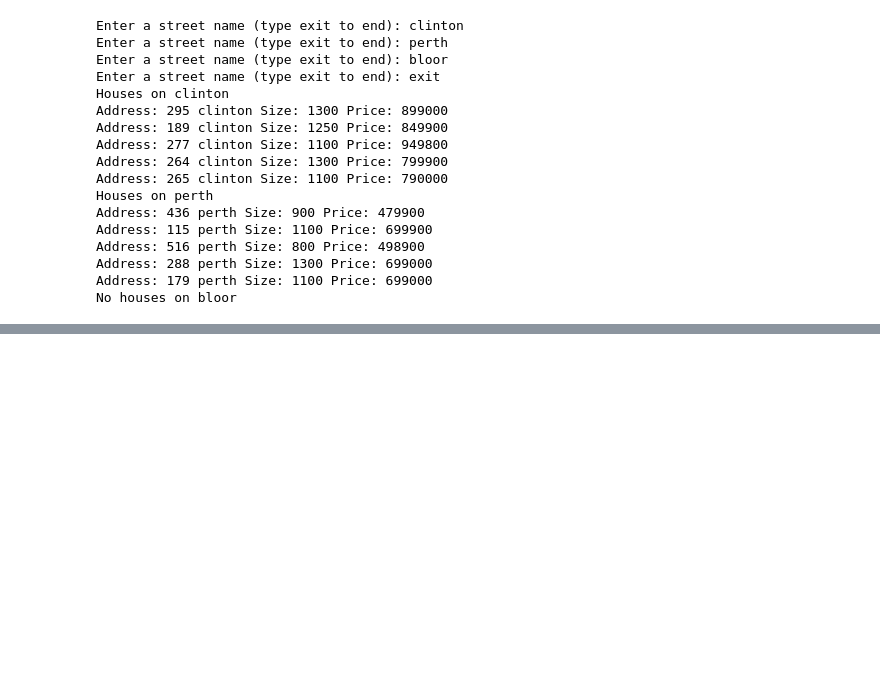
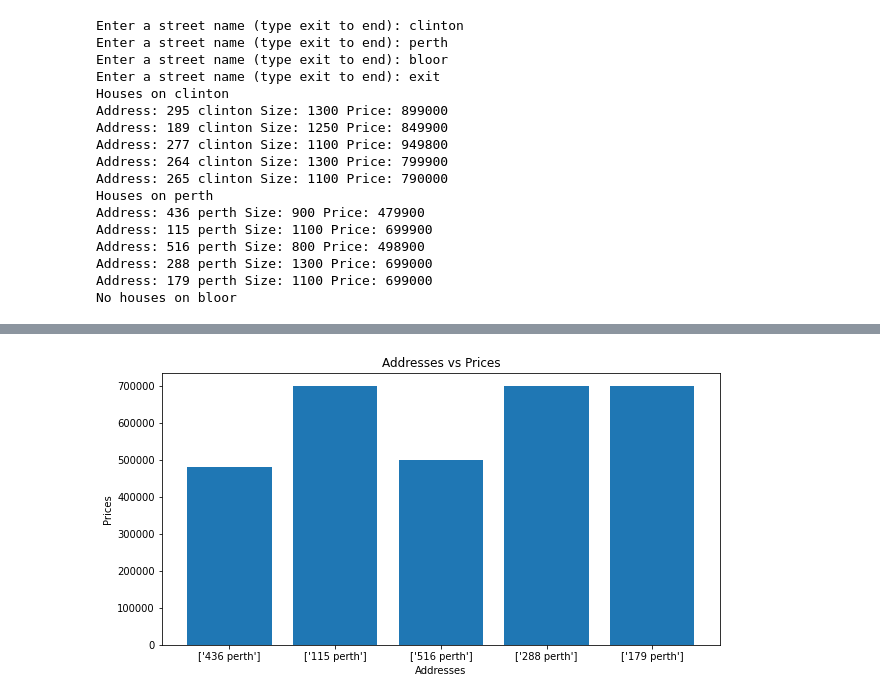
Before and after one commit to APS106/APS106-winter-2022-material, a Jupyter notebook: lectures/week9/lecture3/beck/Week9_Design_StudentCopy.ipynb, the cells around one changed output, grey strips where cells are left out. Cells and saved outputs as stored; diff of their text form; code cells hidden in the pictures; blank space fills up the shorter version.

```diff
--- a/lectures/week9/lecture3/beck/Week9_Design_StudentCopy.ipynb
+++ b/lectures/week9/lecture3/beck/Week9_Design_StudentCopy.ipynb
@@ -555,0 +557,75 @@ No houses on bloor
+# %%
+import matplotlib.pyplot as plt
+
+# A small application to print out the housing information for
+# houses on a set of streets entered by the user.
+
+import csv
+
+def print_house(house):
+    # display showing house address, size and price
+    # Entries are: number, street, type, size, floors, bedrooms, bathrooms,
+    #              lot-size, parking, facing, age, taxes, price
+
+def MLS_to_dict(MLS_list):
+    """ (list of lists) -> (dict of list of lists)
+    creates a dict from MLS_list with key being the street name
+    and the value being the list of lists of data for each house
+    on the street
+    """
+
+    return house_dict
+
+def get_MLS_data(filename):
+    '''
+    (str)->list of lists of string
+    Opens <filename> as a CSV file, reads in each row and returns the list of rows
+    '''
+
+    # read in the database
+
+    return MLS_data
+
+def get_street_queries():
+    '''
+    None -> set of strings
+    Prompts user to enter street names to query database
+    '''
+
+    return street_set
+
+def process_queries(streets, MLS):
+    '''
+    (set of str, dictionary of lists of list) -> None
+    Looks up each entry in streets in MLS and prints the house info or an error message
+    '''
+
+def price_visualizer (strt, listing):
+    prices = []
+    address = []
+    for strt in listing[strt]:
+        #print (str)
+        address.append([strt[0] + ' ' + strt[1]])
+        prices.append(float(strt[-1]))
+    fig = plt.figure(figsize = (10, 5))
+
+    # creating the bar plot
+    plt.xticks(range(len(address)), address)
+    plt.xlabel('Addresses')
+    plt.ylabel('Prices')
+    plt.title('Addresses vs Prices')
+    plt.bar(range(len(prices)), prices)
+    plt.show()
+
+# *** Main code ***
+
+# Read in MLS data and convert to dictionary
+MLS_data = get_MLS_data("real_estate.csv")
+MLS_dict = MLS_to_dict(MLS_data[1:])
+
+# Get the streets from the user and store them in a set
+street_set = get_street_queries()
+
+# Run the queries on the MLS database
+process_queries(street_set, MLS_dict)
+# %% [output]
@@ -555,0 +638 @@ No houses on bloor
+[figure, added]
```
Also changed, not shown: parts of 3 cells of this notebook, 1 other file.
